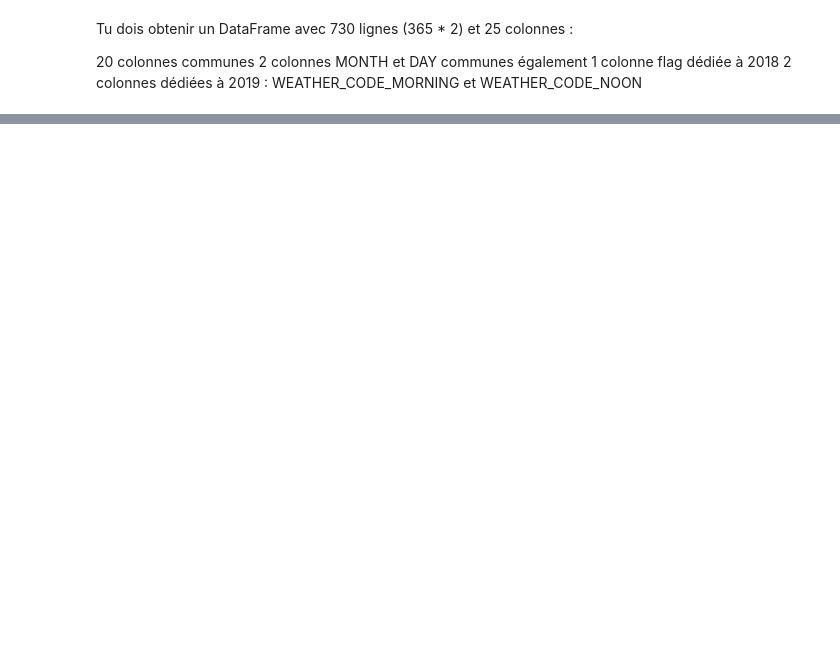
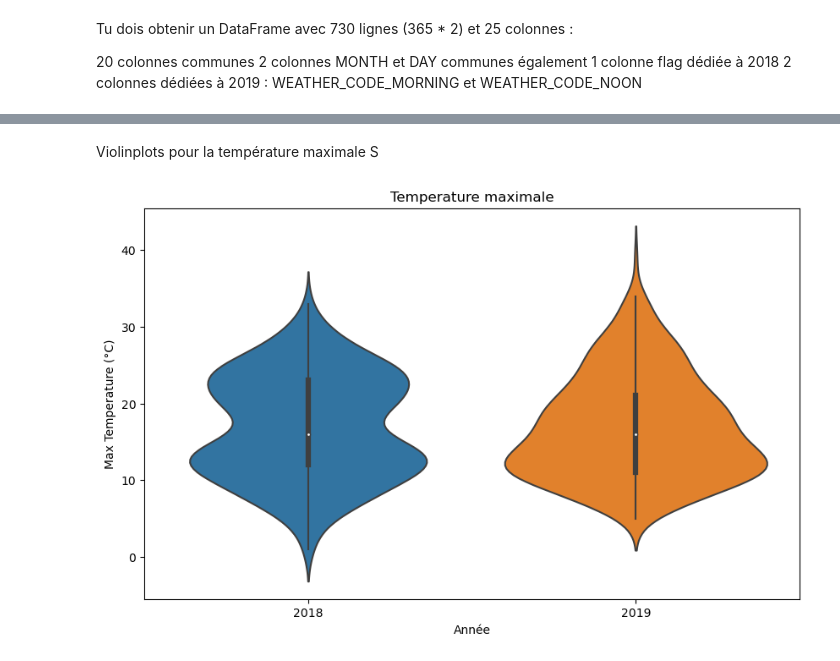
Before and after one commit to bigmoletos/WildCodeSchool_formation_IA_nov2023, a Jupyter notebook: quêtes/Semaine5/Pandas/Pandas/FD_2.4 Pandas_Merge and fill Missing values.ipynb, the cells around one changed output, grey strips where cells are left out. Saved outputs shown, nothing was run; the diff lists cells and outputs as text; code cells hidden in the pictures; blank space fills up the shorter version.

```diff
--- a/quêtes/Semaine5/Pandas/Pandas/FD_2.4 Pandas_Merge and fill Missing values.ipynb
+++ b/quêtes/Semaine5/Pandas/Pandas/FD_2.4 Pandas_Merge and fill Missing values.ipynb
@@ -862,0 +1134,12 @@ Sur chaque graphique, on pourra lire si 2018 et 2019 sont différents ou similai
+# %% [markdown]
+Violinplots pour la température maximale
+S
+# %%
+plt.figure(figsize=(10, 6))
+sns.violinplot(x='YEAR', y='MAX_TEMPERATURE_C', data=df18_19)
+plt.title('Temperature maximale')
+plt.xlabel('Année')
+plt.ylabel('Max Temperature (°C)')
+plt.show()
+# %% [output]
+[figure, added]
```
Also changed, not shown: parts of 27 cells of this notebook, 1 other file.
